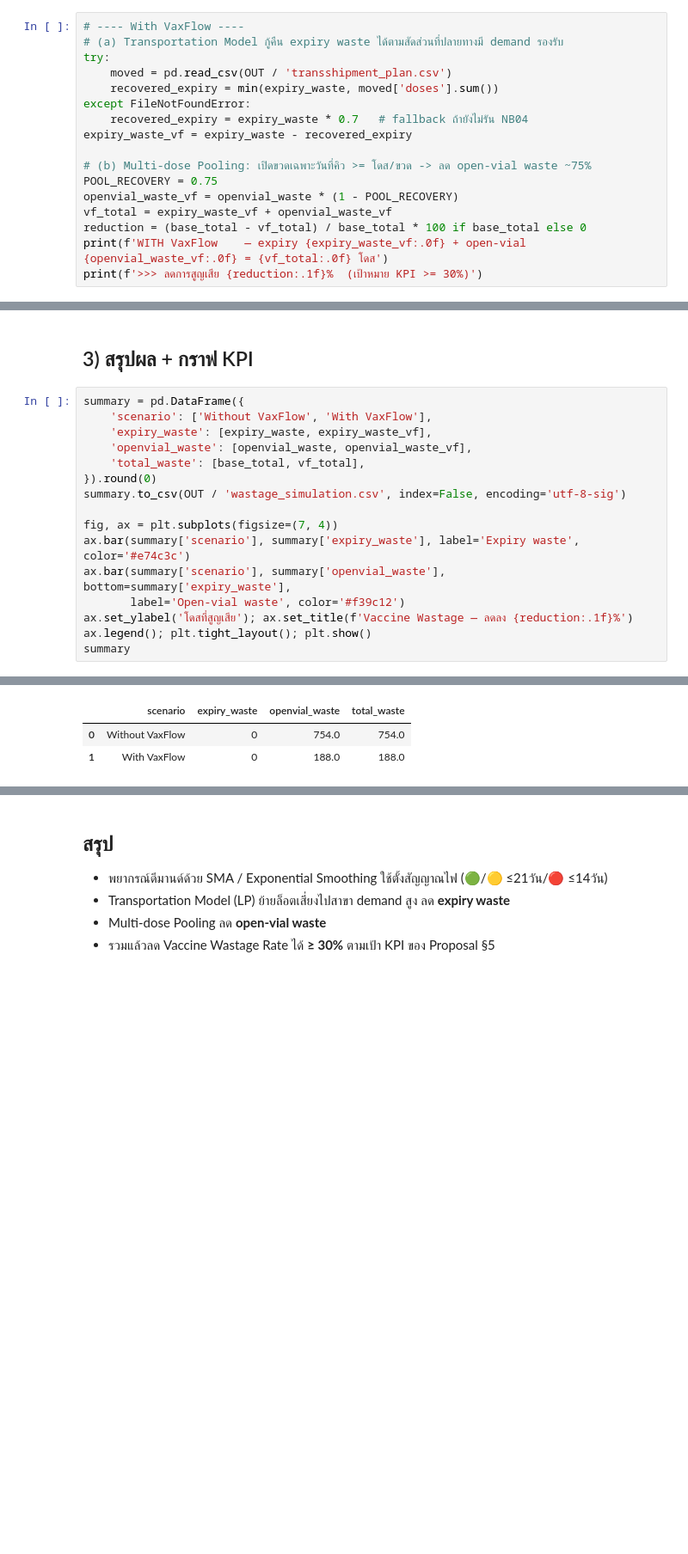
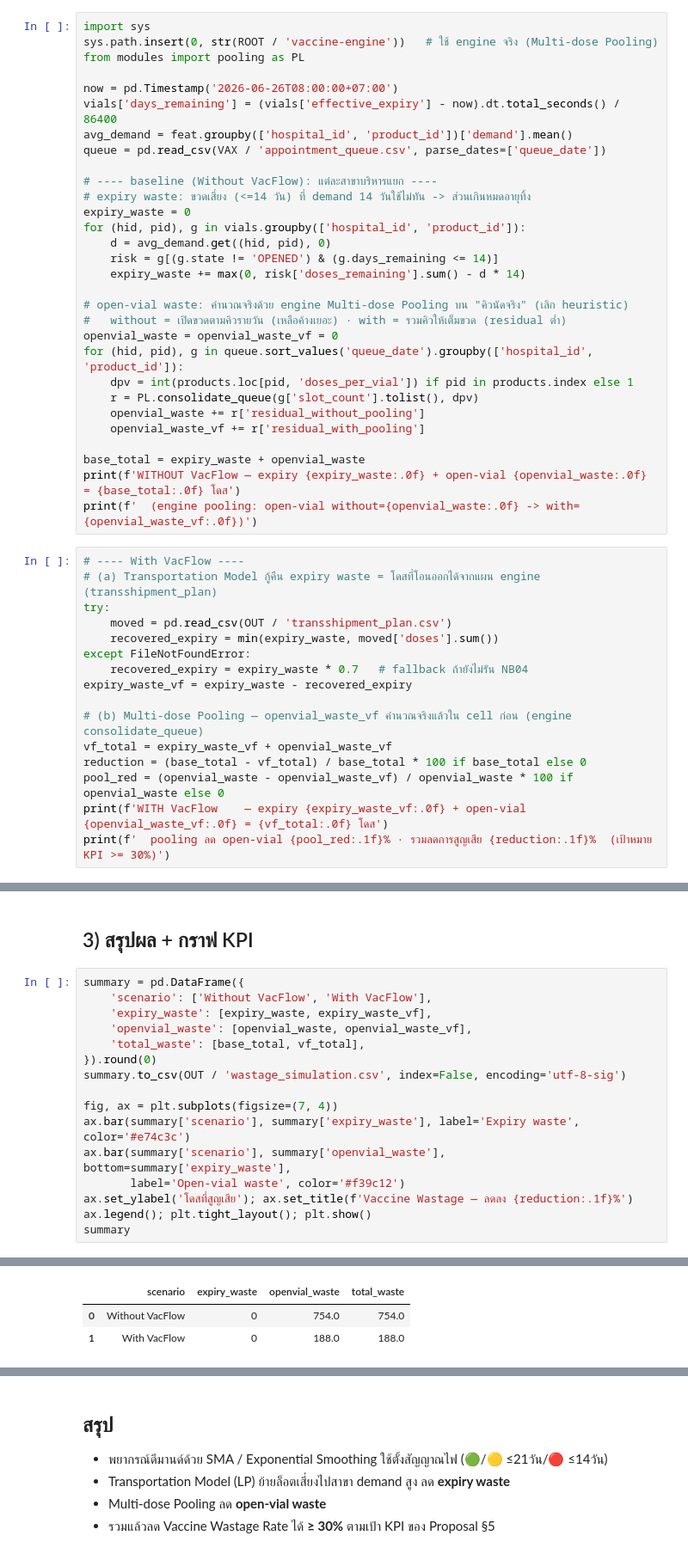
Before and after one commit to jetanin/VaxFlow, a Jupyter notebook: notebook/05_model_evaluation.ipynb, the cells around one changed output, grey strips where cells are left out. Shown at 86% size. Drawn from its saved outputs; the diff is of its cells as text; blank space fills up the shorter version.

```diff
--- a/notebook/05_model_evaluation.ipynb
+++ b/notebook/05_model_evaluation.ipynb
@@ -115,6 +89,36 @@ WITHOUT VaxFlow — expiry 0 + open-vial 754 = 754 โดส
+# %%
+import sys
+sys.path.insert(0, str(ROOT / 'vaccine-engine'))   # ใช้ engine จริง (Multi-dose Pooling)
+from modules import pooling as PL
+
+now = pd.Timestamp('2026-06-26T08:00:00+07:00')
+vials['days_remaining'] = (vials['effective_expiry'] - now).dt.total_seconds() / 86400
+avg_demand = feat.groupby(['hospital_id', 'product_id'])['demand'].mean()
+queue = pd.read_csv(VAX / 'appointment_queue.csv', parse_dates=['queue_date'])
+
+# ---- baseline (Without VacFlow): แต่ละสาขาบริหารแยก ----
+# expiry waste: ขวดเสี่ยง (<=14 วัน) ที่ demand 14 วันใช้ไม่ทัน -> ส่วนเกินหมดอายุทิ้ง
+expiry_waste = 0
+for (hid, pid), g in vials.groupby(['hospital_id', 'product_id']):
+    d = avg_demand.get((hid, pid), 0)
+    risk = g[(g.state != 'OPENED') & (g.days_remaining <= 14)]
+    expiry_waste += max(0, risk['doses_remaining'].sum() - d * 14)
+
+# open-vial waste: คำนวณจริงด้วย engine Multi-dose Pooling บน "คิวนัดจริง" (เลิก heuristic)
+#   without = เปิดขวดตามคิวรายวัน (เหลือค้างเยอะ) · with = รวมคิวให้เต็มขวด (residual ต่ำ)
+openvial_waste = openvial_waste_vf = 0
+for (hid, pid), g in queue.sort_values('queue_date').groupby(['hospital_id', 'product_id']):
+    dpv = int(products.loc[pid, 'doses_per_vial']) if pid in products.index else 1
+    r = PL.consolidate_queue(g['slot_count'].tolist(), dpv)
+    openvial_waste += r['residual_without_pooling']
+    openvial_waste_vf += r['residual_with_pooling']
+
+base_total = expiry_waste + openvial_waste
+print(f'WITHOUT VacFlow — expiry {expiry_waste:.0f} + open-vial {openvial_waste:.0f} = {base_total:.0f} โดส')
+print(f'  (engine pooling: open-vial without={openvial_waste:.0f} -> with={openvial_waste_vf:.0f})')
 # %%
-# ---- With VaxFlow ----
-# (a) Transportation Model กู้คืน expiry waste ได้ตามสัดส่วนที่ปลายทางมี demand รองรับ
+# ---- With VacFlow ----
+# (a) Transportation Model กู้คืน expiry waste = โดสที่โอนออกได้จากแผน engine (transshipment_plan)
 try:
     moved = pd.read_csv(OUT / 'transshipment_plan.csv')
     recovered_expiry = min(expiry_waste, moved['doses'].sum())
@@ -122,10 +126,9 @@ except FileNotFoundError:
     recovered_expiry = expiry_waste * 0.7   # fallback ถ้ายังไม่รัน NB04
 expiry_waste_vf = expiry_waste - recovered_expiry
 
-# (b) Multi-dose Pooling: เปิดขวดเฉพาะวันที่คิว >= โดส/ขวด -> ลด open-vial waste ~75%
-POOL_RECOVERY = 0.75
-openvial_waste_vf = openvial_waste * (1 - POOL_RECOVERY)
+# (b) Multi-dose Pooling — openvial_waste_vf คำนวณจริงแล้วใน cell ก่อน (engine consolidate_queue)
 vf_total = expiry_waste_vf + openvial_waste_vf
 reduction = (base_total - vf_total) / base_total * 100 if base_total else 0
-print(f'WITH VaxFlow    — expiry {expiry_waste_vf:.0f} + open-vial {openvial_waste_vf:.0f} = {vf_total:.0f} โดส')
-print(f'>>> ลดการสูญเสีย {reduction:.1f}%  (เป้าหมาย KPI >= 30%)')
+pool_red = (openvial_waste - openvial_waste_vf) / openvial_waste * 100 if openvial_waste else 0
+print(f'WITH VacFlow    — expiry {expiry_waste_vf:.0f} + open-vial {openvial_waste_vf:.0f} = {vf_total:.0f} โดส')
+print(f'  pooling ลด open-vial {pool_red:.1f}% · รวมลดการสูญเสีย {reduction:.1f}%  (เป้าหมาย KPI >= 30%)')
@@ -136,22 +136,22 @@ WITH VaxFlow    — expiry 0 + open-vial 188 = 188 โดส
 ## 3) สรุปผล + กราฟ KPI
 # %%
 summary = pd.DataFrame({
-    'scenario': ['Without VaxFlow', 'With VaxFlow'],
+    'scenario': ['Without VacFlow', 'With VacFlow'],
     'expiry_waste': [expiry_waste, expiry_waste_vf],
     'openvial_waste': [openvial_waste, openvial_waste_vf],
     'total_waste': [base_total, vf_total],
 }).round(0)
 summary.to_csv(OUT / 'wastage_simulation.csv', index=False, encoding='utf-8-sig')
 
 fig, ax = plt.subplots(figsize=(7, 4))
 ax.bar(summary['scenario'], summary['expiry_waste'], label='Expiry waste', color='#e74c3c')
 ax.bar(summary['scenario'], summary['openvial_waste'], bottom=summary['expiry_waste'],
        label='Open-vial waste', color='#f39c12')
 ax.set_ylabel('โดสที่สูญเสีย'); ax.set_title(f'Vaccine Wastage — ลดลง {reduction:.1f}%')
 ax.legend(); plt.tight_layout(); plt.show()
 summary
 # %% [output]
 [figure]
 |  | scenario | expiry_waste | openvial_waste | total_waste |
-| 0 | Without VaxFlow | 0 | 754.0 | 754.0 |
-| 1 | With VaxFlow | 0 | 188.0 | 188.0 |
+| 0 | Without VacFlow | 0 | 754.0 | 754.0 |
+| 1 | With VacFlow | 0 | 188.0 | 188.0 |
```
Also changed, not shown: parts of 6 cells of this notebook, 43 other files.
